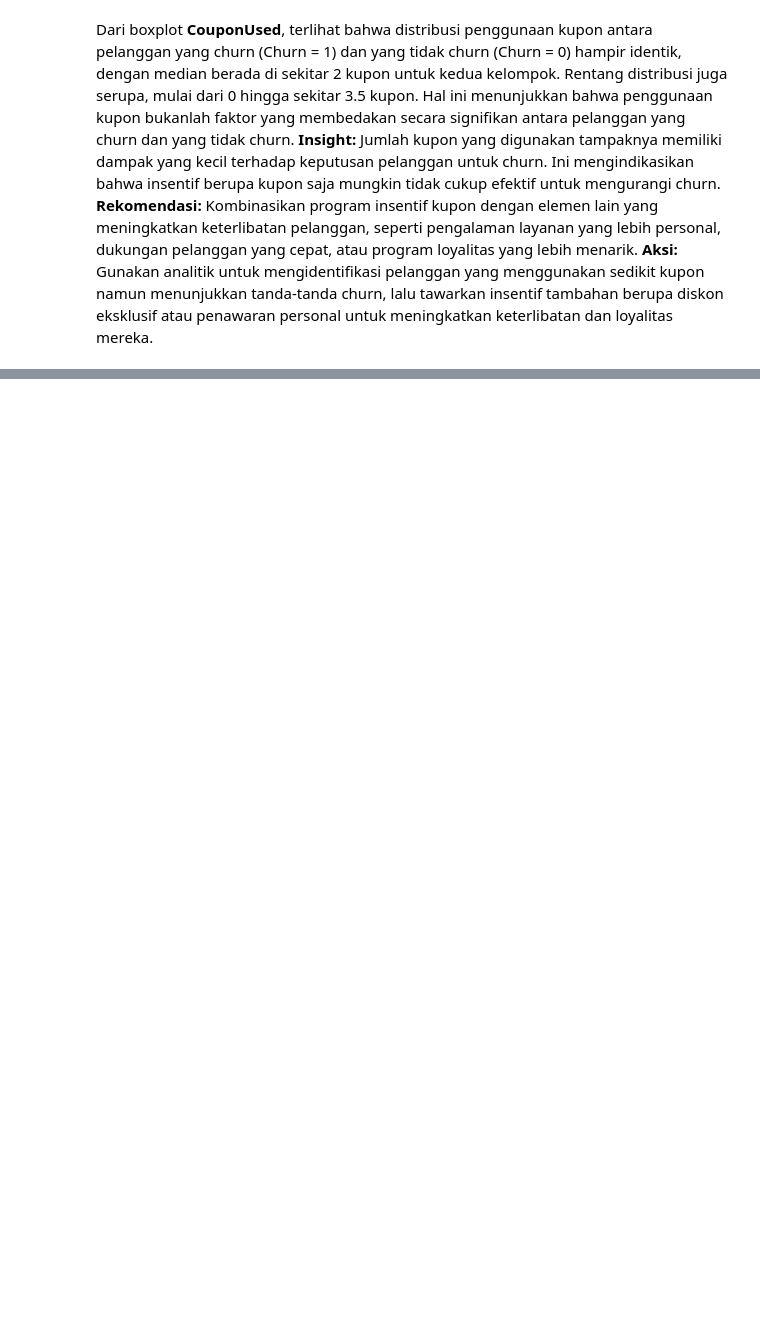
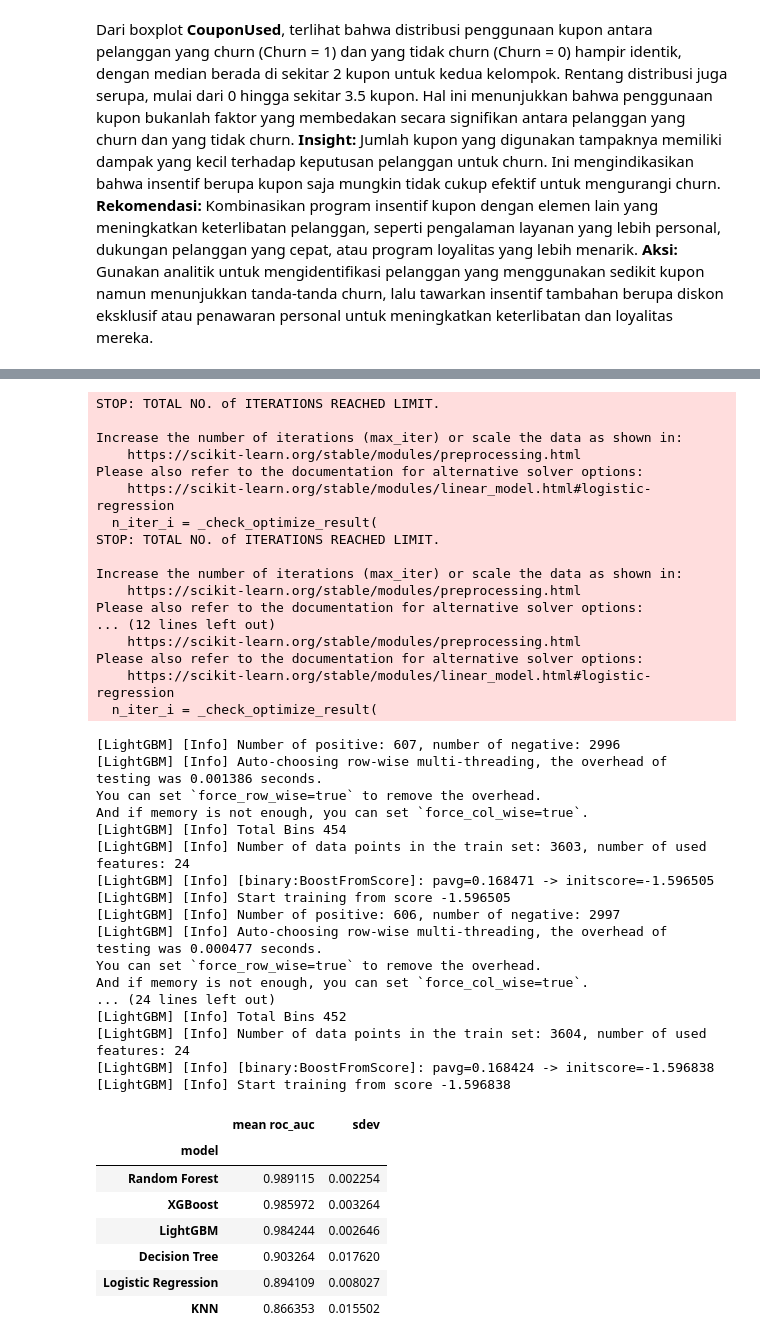
Before and after one commit to Dokaebi20/Finpro_Zetta_11-24, a Jupyter notebook: FinPro.ipynb, the cells around one changed output, grey strips where cells are left out. Drawn from its saved outputs; the diff is of its cells as text; code cells hidden in the pictures; blank space fills up the shorter version.

```diff
--- a/FinPro.ipynb
+++ b/FinPro.ipynb
@@ -1351,0 +1137,65 @@ Dari visualisasi di atas terlihat bahwa 5 fitur yang paling penting pada pemodel
+# %%
+
+
+
+
+models=[logreg,knn,dt,rf,xgb,lgbm]
+score=[]
+rata=[]
+std=[]
+
+for i in models:
+    skfold=StratifiedKFold(n_splits=5)
+    estimator=Pipeline([
+        ('preprocess',transformer),
+        ('model',i)])
+    model_cv=cross_val_score(estimator,x_train,y_train,cv=skfold,scoring='roc_auc')
+    score.append(model_cv)
+    rata.append(model_cv.mean())
+    std.append(model_cv.std())
+
+pd.DataFrame({'model':['Logistic Regression', 'KNN', 'Decision Tree', 'Random Forest', 'XGBoost', 'LightGBM'],
+              'mean roc_auc':rata,'sdev':std}).set_index('model').sort_values(by='mean roc_auc',ascending=False)
+# %% [output]
+STOP: TOTAL NO. of ITERATIONS REACHED LIMIT.
+
+Increase the number of iterations (max_iter) or scale the data as shown in:
+    https://scikit-learn.org/stable/modules/preprocessing.html
+Please also refer to the documentation for alternative solver options:
+    https://scikit-learn.org/stable/modules/linear_model.html#logistic-regression
+  n_iter_i = _check_optimize_result(
+STOP: TOTAL NO. of ITERATIONS REACHED LIMIT.
+
+Increase the number of iterations (max_iter) or scale the data as shown in:
+    https://scikit-learn.org/stable/modules/preprocessing.html
+Please also refer to the documentation for alternative solver options:
+... (12 lines left out)
+    https://scikit-learn.org/stable/modules/preprocessing.html
+Please also refer to the documentation for alternative solver options:
+    https://scikit-learn.org/stable/modules/linear_model.html#logistic-regression
+  n_iter_i = _check_optimize_result(
+[LightGBM] [Info] Number of positive: 607, number of negative: 2996
+[LightGBM] [Info] Auto-choosing row-wise multi-threading, the overhead of testing was 0.001386 seconds.
+You can set `force_row_wise=true` to remove the overhead.
+And if memory is not enough, you can set `force_col_wise=true`.
+[LightGBM] [Info] Total Bins 454
+[LightGBM] [Info] Number of data points in the train set: 3603, number of used features: 24
+[LightGBM] [Info] [binary:BoostFromScore]: pavg=0.168471 -> initscore=-1.596505
+[LightGBM] [Info] Start training from score -1.596505
+[LightGBM] [Info] Number of positive: 606, number of negative: 2997
+[LightGBM] [Info] Auto-choosing row-wise multi-threading, the overhead of testing was 0.000477 seconds.
+You can set `force_row_wise=true` to remove the overhead.
+And if memory is not enough, you can set `force_col_wise=true`.
+... (24 lines left out)
+[LightGBM] [Info] Total Bins 452
+[LightGBM] [Info] Number of data points in the train set: 3604, number of used features: 24
+[LightGBM] [Info] [binary:BoostFromScore]: pavg=0.168424 -> initscore=-1.596838
+[LightGBM] [Info] Start training from score -1.596838
+|  | mean roc_auc | sdev |
+| model |  |  |
+| Random Forest | 0.989115 | 0.002254 |
+| XGBoost | 0.985972 | 0.003264 |
+| LightGBM | 0.984244 | 0.002646 |
+| Decision Tree | 0.903264 | 0.017620 |
+| Logistic Regression | 0.894109 | 0.008027 |
+| KNN | 0.866353 | 0.015502 |
```
Also changed, not shown: parts of 86 cells of this notebook.
